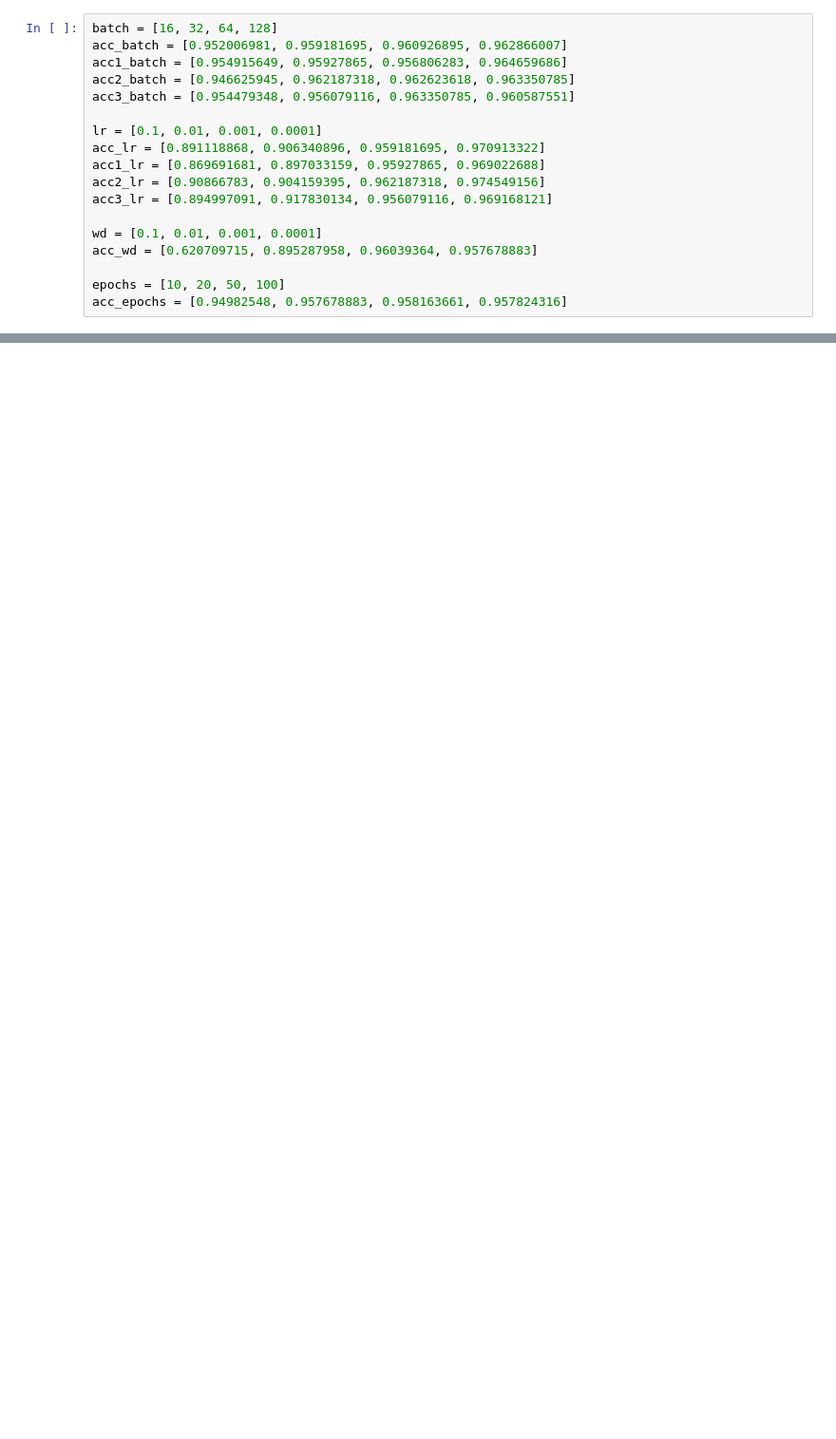
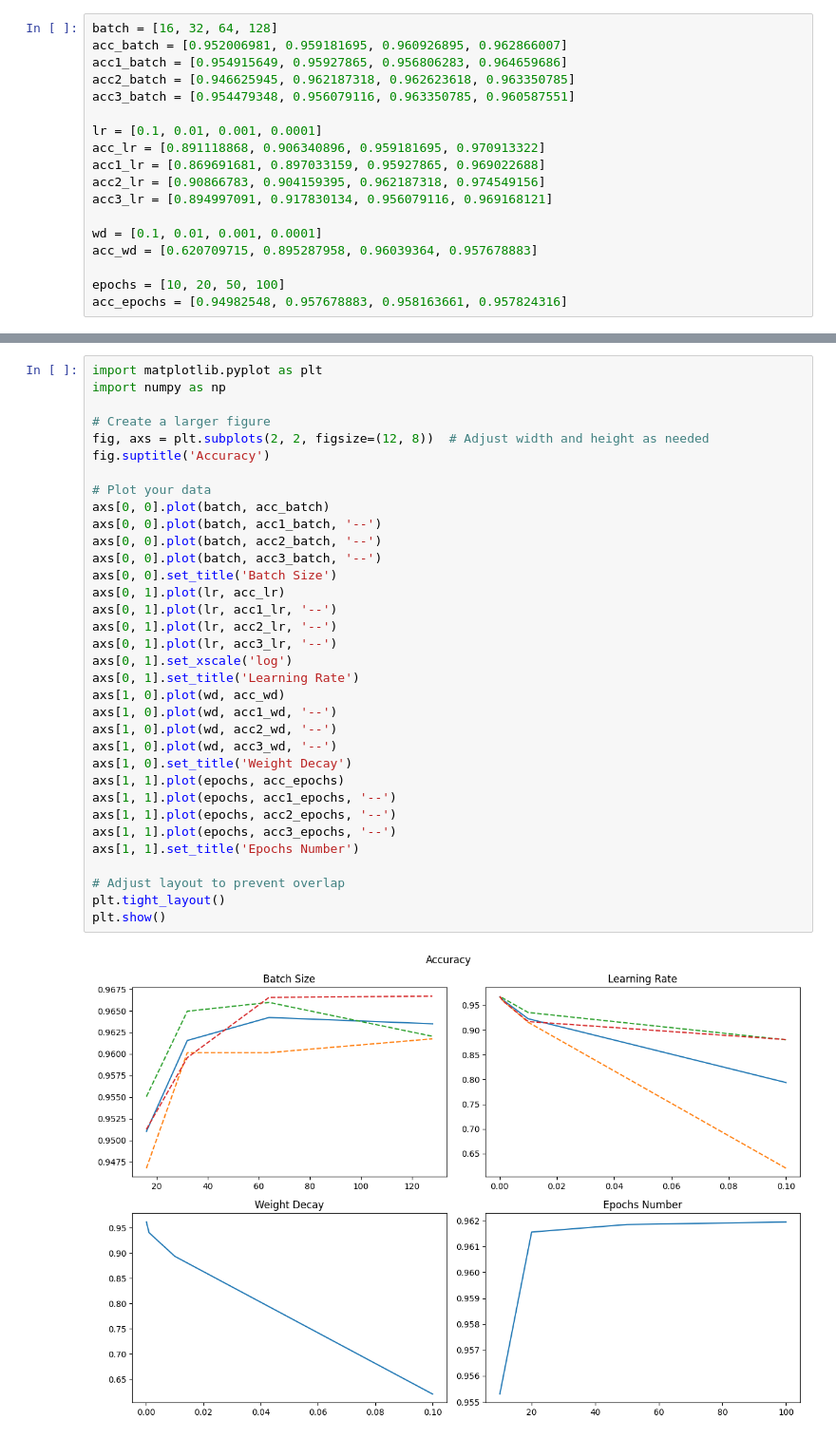
Before and after one commit to dawidsroczyk/Deep-Learning, a Jupyter notebook: transformers/results_plots.ipynb, the cells around one changed output, grey strips where cells are left out. Shown: that part at 95% size. Drawn from its saved outputs; the diff is of its cells as text; blank space fills up the shorter version.

```diff
--- a/transformers/results_plots.ipynb
+++ b/transformers/results_plots.ipynb
@@ -48,0 +80,36 @@ plt.show()
+# %%
+import matplotlib.pyplot as plt
+import numpy as np
+
+# Create a larger figure
+fig, axs = plt.subplots(2, 2, figsize=(12, 8))  # Adjust width and height as needed
+fig.suptitle('Accuracy')
+
+# Plot your data
+axs[0, 0].plot(batch, acc_batch)
+axs[0, 0].plot(batch, acc1_batch, '--')
+axs[0, 0].plot(batch, acc2_batch, '--')
+axs[0, 0].plot(batch, acc3_batch, '--')
+axs[0, 0].set_title('Batch Size')
+axs[0, 1].plot(lr, acc_lr)
+axs[0, 1].plot(lr, acc1_lr, '--')
+axs[0, 1].plot(lr, acc2_lr, '--')
+axs[0, 1].plot(lr, acc3_lr, '--')
+axs[0, 1].set_xscale('log')
+axs[0, 1].set_title('Learning Rate')
+axs[1, 0].plot(wd, acc_wd)
+axs[1, 0].plot(wd, acc1_wd, '--')
+axs[1, 0].plot(wd, acc2_wd, '--')
+axs[1, 0].plot(wd, acc3_wd, '--')
+axs[1, 0].set_title('Weight Decay')
+axs[1, 1].plot(epochs, acc_epochs)
+axs[1, 1].plot(epochs, acc1_epochs, '--')
+axs[1, 1].plot(epochs, acc2_epochs, '--')
+axs[1, 1].plot(epochs, acc3_epochs, '--')
+axs[1, 1].set_title('Epochs Number')
+
+# Adjust layout to prevent overlap
+plt.tight_layout()
+plt.show()
+# %% [output]
+[figure, added]
```
Also changed, not shown: parts of 2 cells of this notebook, 40 other files.
